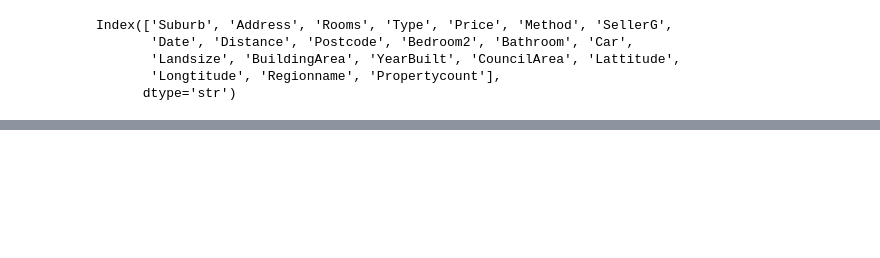
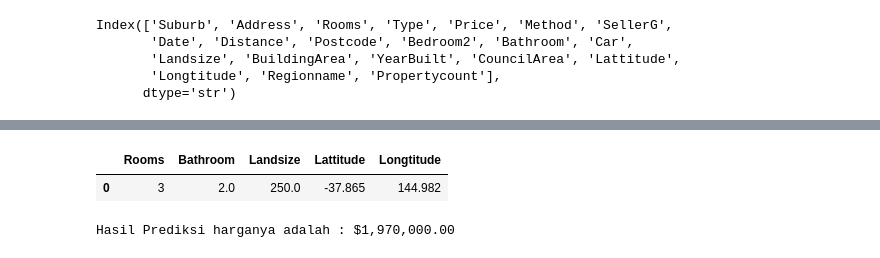
Before and after one commit to Arroyan23/Machine-Learning, a Jupyter notebook: Learning 1/prediction.ipynb, the cells around one changed output, grey strips where cells are left out. Cells and saved outputs as stored; diff of their text form; code cells hidden in the pictures; blank space fills up the shorter version.

```diff
--- a/Learning 1/prediction.ipynb
+++ b/Learning 1/prediction.ipynb
@@ -25,0 +93,15 @@ Index(['Suburb', 'Address', 'Rooms', 'Type', 'Price', 'Method', 'SellerG',
+# %%
+# buat data test, yang diatas memang sudah dengan tree yang sesuai
+test_data = pd.read_csv('test.csv')
+
+# ambil fitur yang diperlukan
+x_new = test_data[data_features]
+x_new.head()
+# %% [output]
+|  | Rooms | Bathroom | Landsize | Lattitude | Longtitude |
+| 0 | 3 | 2.0 | 250.0 | -37.865 | 144.982 |
+# %%
+prediction_price = data_price_model.predict(x_new.head())
+print(f"Hasil Prediksi harganya adalah : ${prediction_price[0]:,.2f}")
+# %% [output]
+Hasil Prediksi harganya adalah : $1,970,000.00
```
Also changed, not shown: parts of 5 cells of this notebook, 1 other file.
